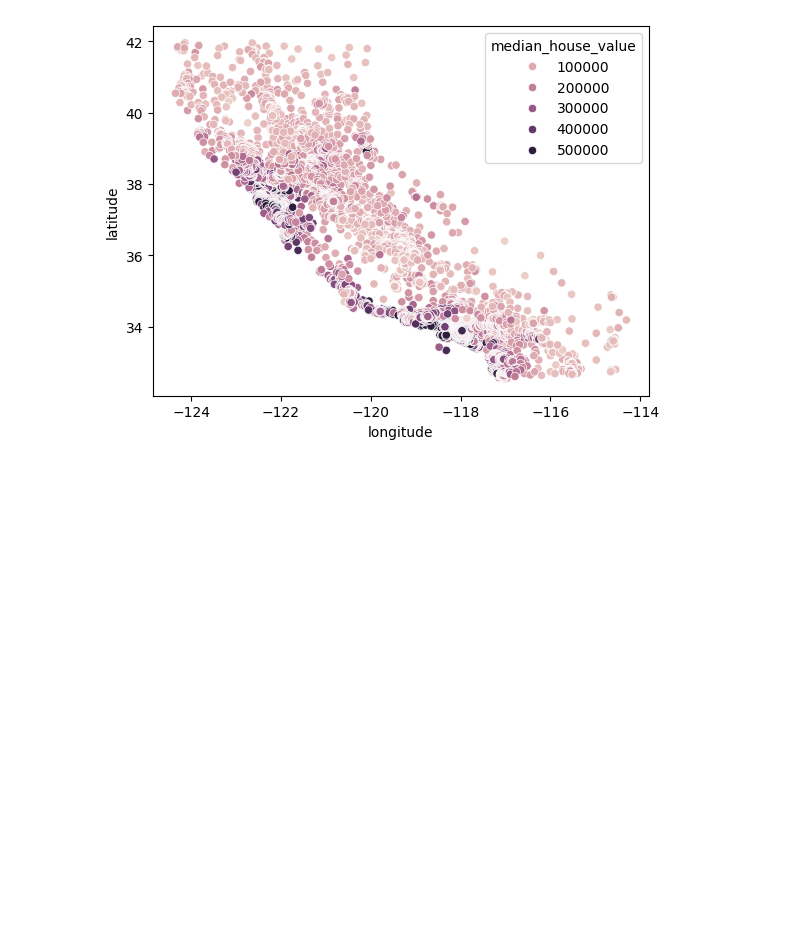
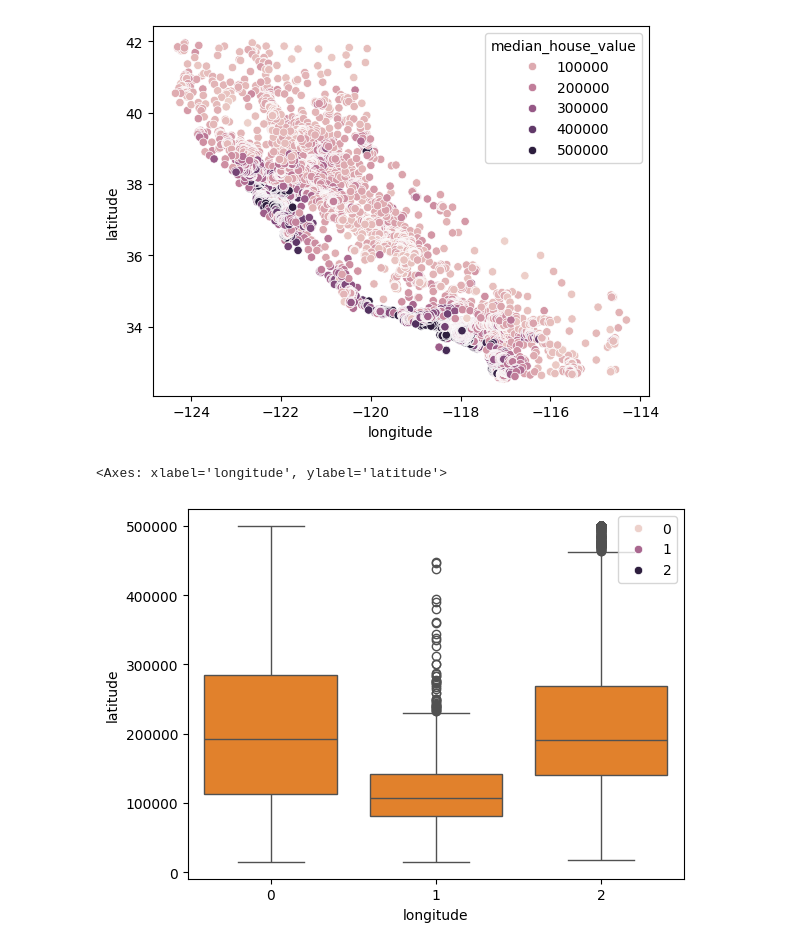
Before and after one commit to 3dgarxx3/Mineria_Datos, a Jupyter notebook: IA_1_Verano.ipynb, the cells around one changed output. Saved outputs shown, nothing was run; the diff lists cells and outputs as text; code cells hidden in the pictures; blank space fills up the shorter version.

```diff
--- a/IA_1_Verano.ipynb
+++ b/IA_1_Verano.ipynb
@@ -55,6 +55,20 @@ sns.scatterplot(data = datos,x='longitude',y='latitude',hue='median_house_value'
 [figure]
 # %%
 from sklearn.model_selection import train_test_split
-x_train,x_test,y_train,y_test = train_test_split(X,y,test_size=0)
-X = datos.drop('median_house_value',axis=1)
-y = datos['median_house_value']
+x_train,x_test,y_train,y_test = train_test_split(datos[['latitude','longitude']],
+                                                 datos[['median_house_value']],test_size=0.33,random_state=0)
+# %%
+from sklearn import preprocessing
+X_train_norm = preprocessing.normalize(x_train)
+X_test_norm = preprocessing.normalize(x_test)
+
+from sklearn.cluster import KMeans
+kmeans = KMeans(n_clusters=3,random_state=0,n_init='auto')
+kmeans.fit(X_train_norm)
+
+sns.scatterplot(data = x_train, x ='longitude', y='latitude', hue=kmeans.labels_)
+
+sns.boxplot(x = kmeans.labels_, y = y_train['median_house_value'])
+# %% [output]
+<Axes: xlabel='longitude', ylabel='latitude'>
+[figure, added]
```
